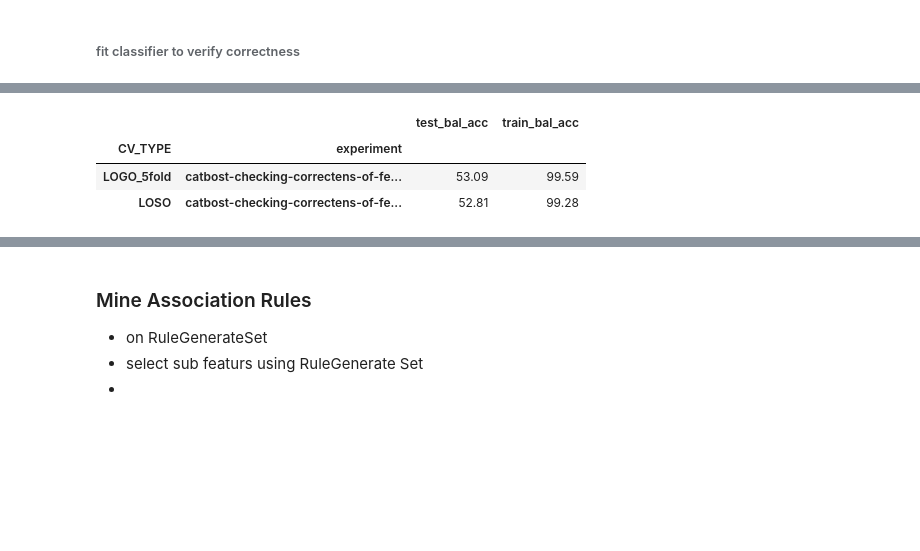
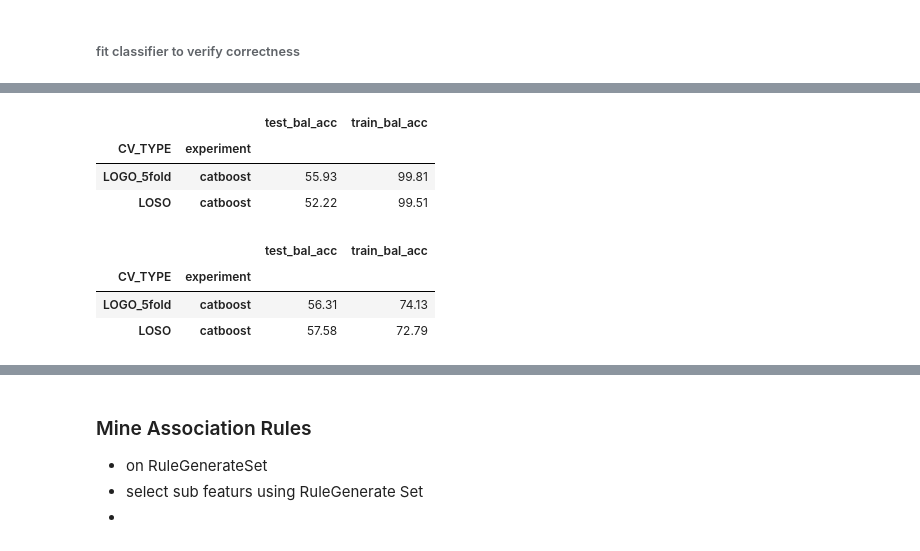
Before and after one commit to Jumabek/receptivity, a Jupyter notebook: analysis/Association Rule Mining.ipynb, the cells around one changed output, grey strips where cells are left out. Saved outputs shown, nothing was run; the diff lists cells and outputs as text; code cells hidden in the pictures; blank space fills up the shorter version.

```diff
--- a/analysis/Association Rule Mining.ipynb
+++ b/analysis/Association Rule Mining.ipynb
@@ -614,7 +666,7 @@ sns.heatmap(
 - find features to be eliminate
 - store kept features
 # %%
-PAIRWISE_CORR_THRESHOLD = 0.6
+PAIRWISE_CORR_THRESHOLD = 0.9
 D = Matrix.shape[0]
 eliminated_features = []
 
@@ -658,18 +694,32 @@ data
 # %%
 feature_selection={'status':False}
-use_ray = True
-
-
+use_ray = False
 
 measure_catboost = run_classification(
     data.reset_index(),
     use_ray=use_ray, feature_selection=feature_selection,
-    experiment_name='catbost-checking-correctens-of-feature-selection'
+    experiment_name='catboost'
+    , classifier_name='catboost'
 )
+measure_catboost.groupby(['CV_TYPE','experiment']).mean()
+# %% [output]
+|  |  | test_bal_acc | train_bal_acc |
+| CV_TYPE | experiment |  |  |
+| LOGO_5fold | catboost | 55.93 | 99.81 |
+| LOSO | catboost | 52.22 | 99.51 |
 # %%
+feature_selection={'status':False}
+use_ray = False
+
+measure_catboost = run_classification(
+    data.reset_index(),
+    use_ray=use_ray, feature_selection=feature_selection,
+    experiment_name='catboost'
+    , classifier_name='lr'
+)
 measure_catboost.groupby(['CV_TYPE','experiment']).mean()
 # %% [output]
 |  |  | test_bal_acc | train_bal_acc |
 | CV_TYPE | experiment |  |  |
-| LOGO_5fold | catbost-checking-correctens-of-fe... | 53.09 | 99.59 |
-| LOSO | catbost-checking-correctens-of-fe... | 52.81 | 99.28 |
+| LOGO_5fold | catboost | 56.31 | 74.13 |
+| LOSO | catboost | 57.58 | 72.79 |
```
Also changed, not shown: parts of 44 cells of this notebook, 1 other file.
